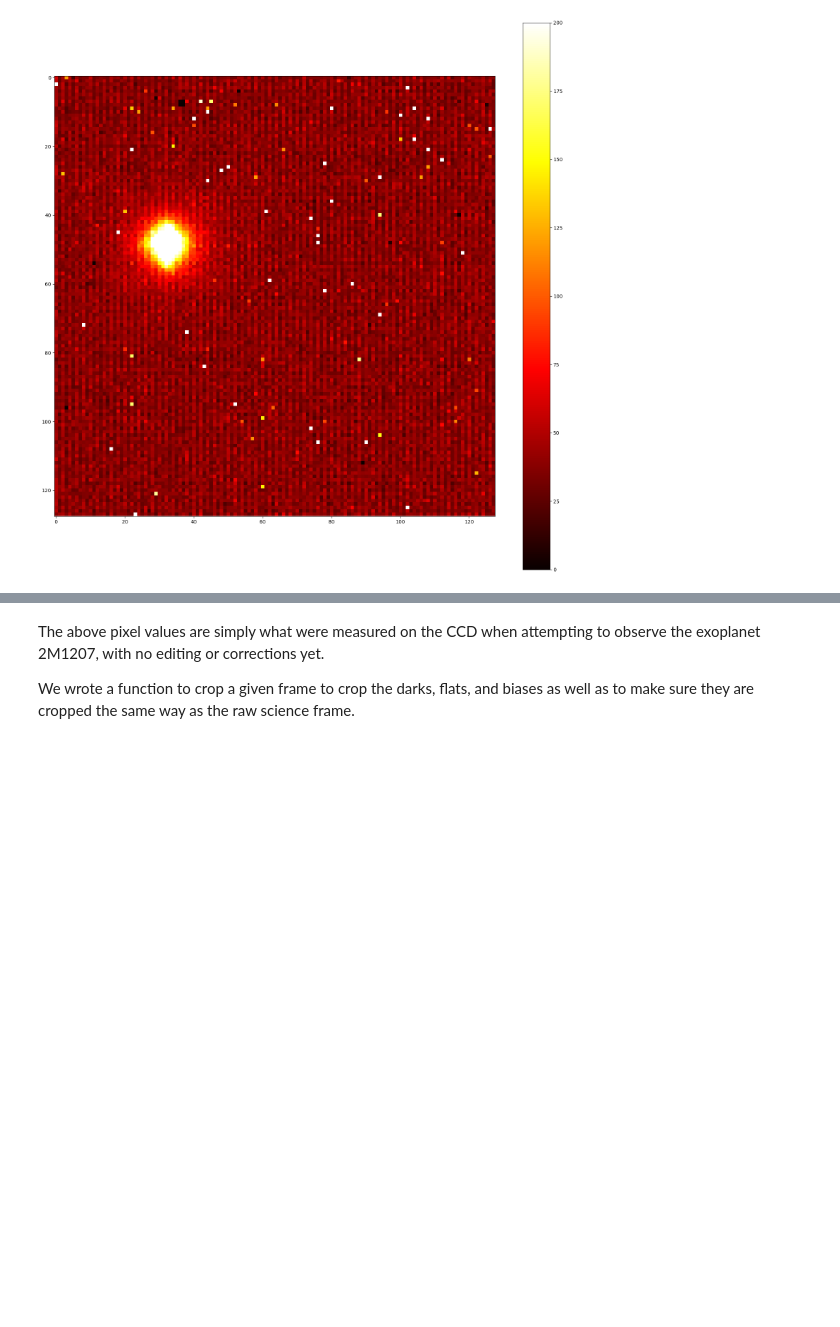
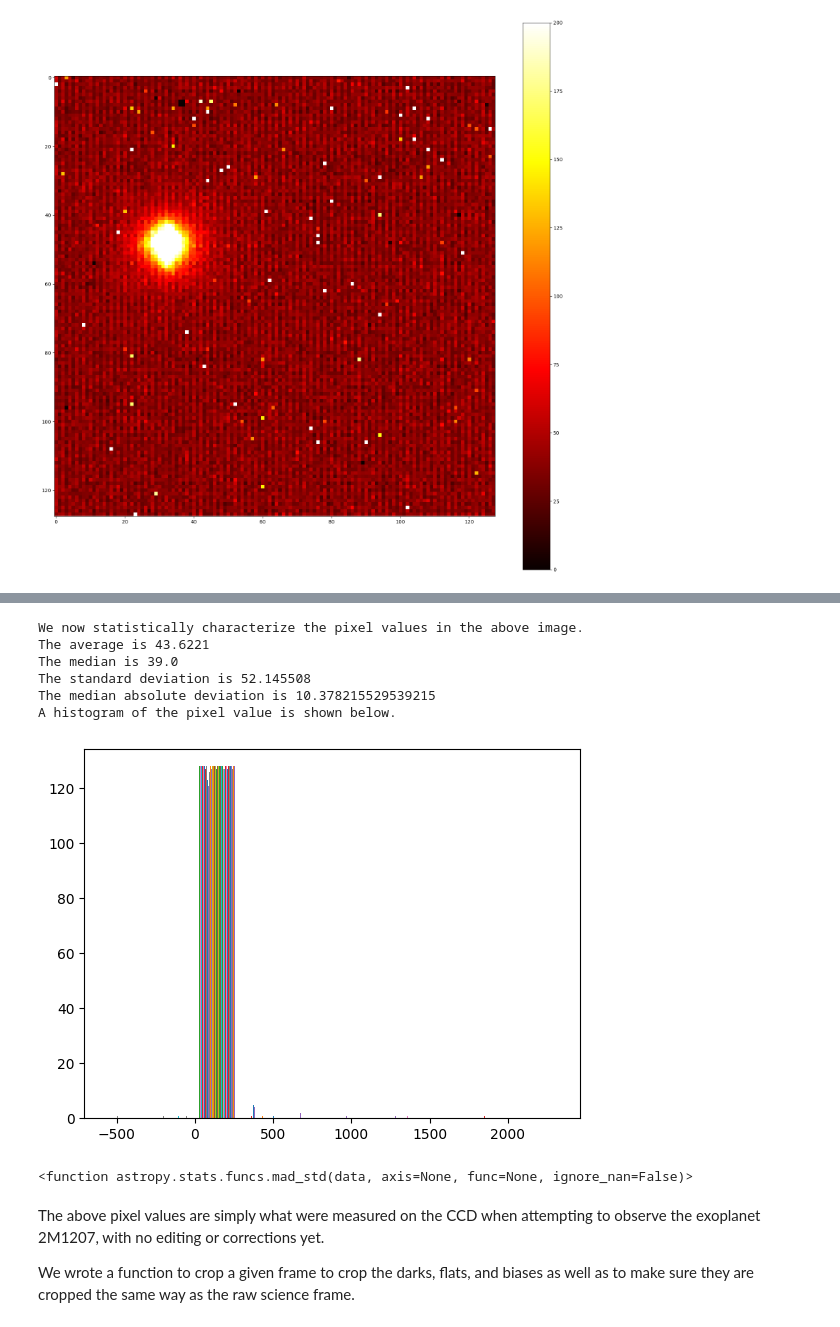
Before and after one commit to MarcosP7635/Ay105, a Jupyter notebook: editing_Ay105Lab8_HBand-StarterNotebook.ipynb, the cells around one changed output, grey strips where cells are left out. Drawn from its saved outputs; the diff is of its cells as text; code cells hidden in the pictures; blank space fills up the shorter version.

Commit message:
made the function to return what I need for each image :)

```diff
--- a/editing_Ay105Lab8_HBand-StarterNotebook.ipynb
+++ b/editing_Ay105Lab8_HBand-StarterNotebook.ipynb
@@ -62,3 +73,27 @@ plt.show();
+# %%
+def characterize(frame):
+    avg, med = np.average(frame), np.median(frame)
+    SD, MAD = np.std(frame), mad_std(frame)
+    print("We now statistically characterize the pixel values in the "
+         + "above image.\nThe average is " + str(avg) + "\n" +
+         "The median is " + str(med) + "\n" +
+          "The standard deviation is "+ str(SD) + "\n" +
+         "The median absolute deviation is " + str(MAD) +
+          "\n" + "A histogram of the pixel value is shown below.")
+    plt.hist(frame)
+characterize(raw_cropped)
+# %% [output]
+We now statistically characterize the pixel values in the above image.
+The average is 43.6221
+The median is 39.0
+The standard deviation is 52.145508
+The median absolute deviation is 10.378215529539215
+A histogram of the pixel value is shown below.
+[figure, added]
+# %%
+mad_std
+# %% [output]
+<function astropy.stats.funcs.mad_std(data, axis=None, func=None, ignore_nan=False)>
 # %% [markdown]
 The above pixel values are simply what were measured on the CCD when attempting to observe the exoplanet 2M1207, with no editing or corrections yet.
 
```
Also changed, not shown: parts of 12 cells of this notebook, 1 other file.
